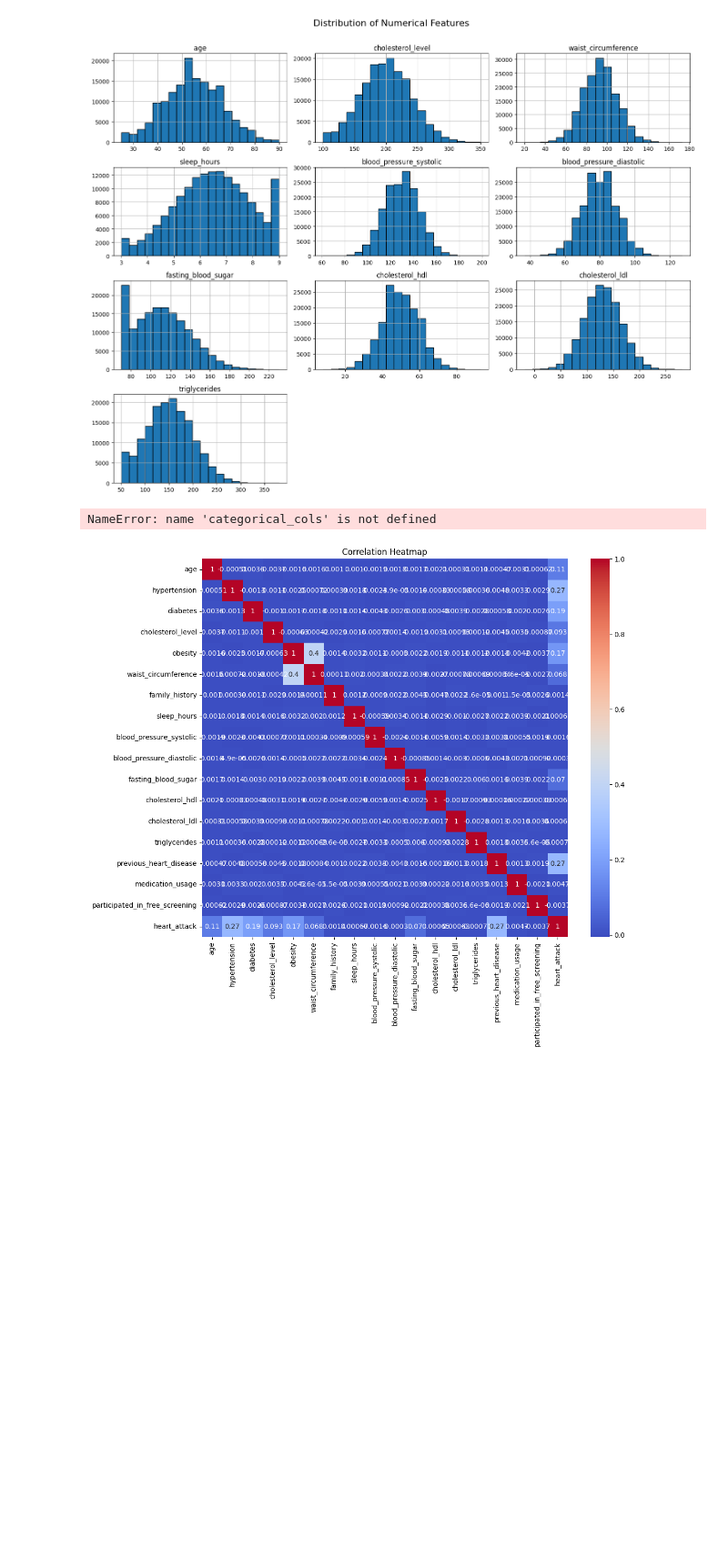
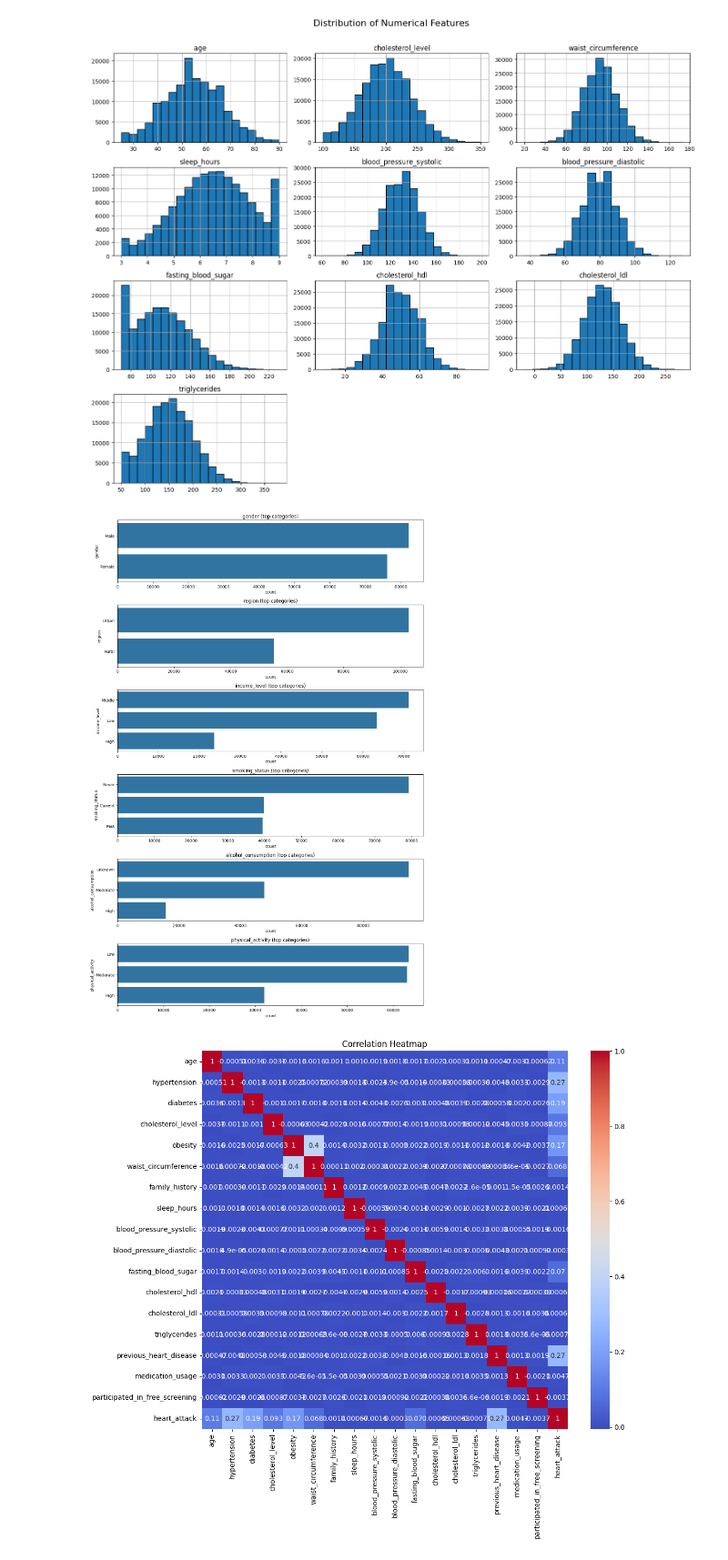
Before and after one commit to Akila-Prabath/Heart-Attack-Predictor, a Jupyter notebook: notebooks/FC212013_Maleesha/eda.ipynb, the cells around one changed output. Shown at 91% size. Drawn from its saved outputs; the diff is of its cells as text; code cells hidden in the pictures; blank space fills up the shorter version.

```diff
--- a/notebooks/FC212013_Maleesha/eda.ipynb
+++ b/notebooks/FC212013_Maleesha/eda.ipynb
@@ -66,3 +66,11 @@ medication_usage                      0
 participated_in_free_screening        0
 heart_attack                          0
 dtype: int64
+# %%
+df_eda = df.copy()
+# categorical: object dtype — replace nan with "unknown"
+for col in df_eda.select_dtypes(include='object').columns:
+    df_eda[col] = df_eda[col].fillna("unknown")
+# numeric: replace with median
+for col in df_eda.select_dtypes(include=[np.number]).columns:
+    df_eda[col] = df_eda[col].fillna(df_eda[col].median())
@@ -94,18 +127,16 @@ plt.show()
 # %%
 
 
-# Plot countplots for each categorical feature
-for col in categorical_cols:
-    print(f"\nValue counts for {col}:")
-    print(df[col].value_counts())
-
-    plt.figure(figsize=(8, 4))
-    sns.countplot(y=col, data=df, order=df[col].value_counts().index)
-    plt.title(f"Distribution of {col}")
-    plt.tight_layout()
-    plt.show()
+cat_cols = df_eda.select_dtypes(include='object').columns.tolist()[:6]
+plt.figure(figsize=(12, 3 * len(cat_cols)))
+for i, col in enumerate(cat_cols, 1):
+    plt.subplot(len(cat_cols), 1, i)
+    sns.countplot(y=col, data=df_eda, order=df_eda[col].value_counts().index[:30])
+    plt.title(f"{col} (top categories)")
+plt.tight_layout()
+plt.show()
 # %% [output]
-NameError: name 'categorical_cols' is not defined
+[figure, added]
 # %%
 plt.figure(figsize=(12,10))
 sns.heatmap(df.select_dtypes(include='number').corr(), annot=True, cmap='coolwarm')
```
Also changed, not shown: parts of 4 cells of this notebook, 6 other files.
